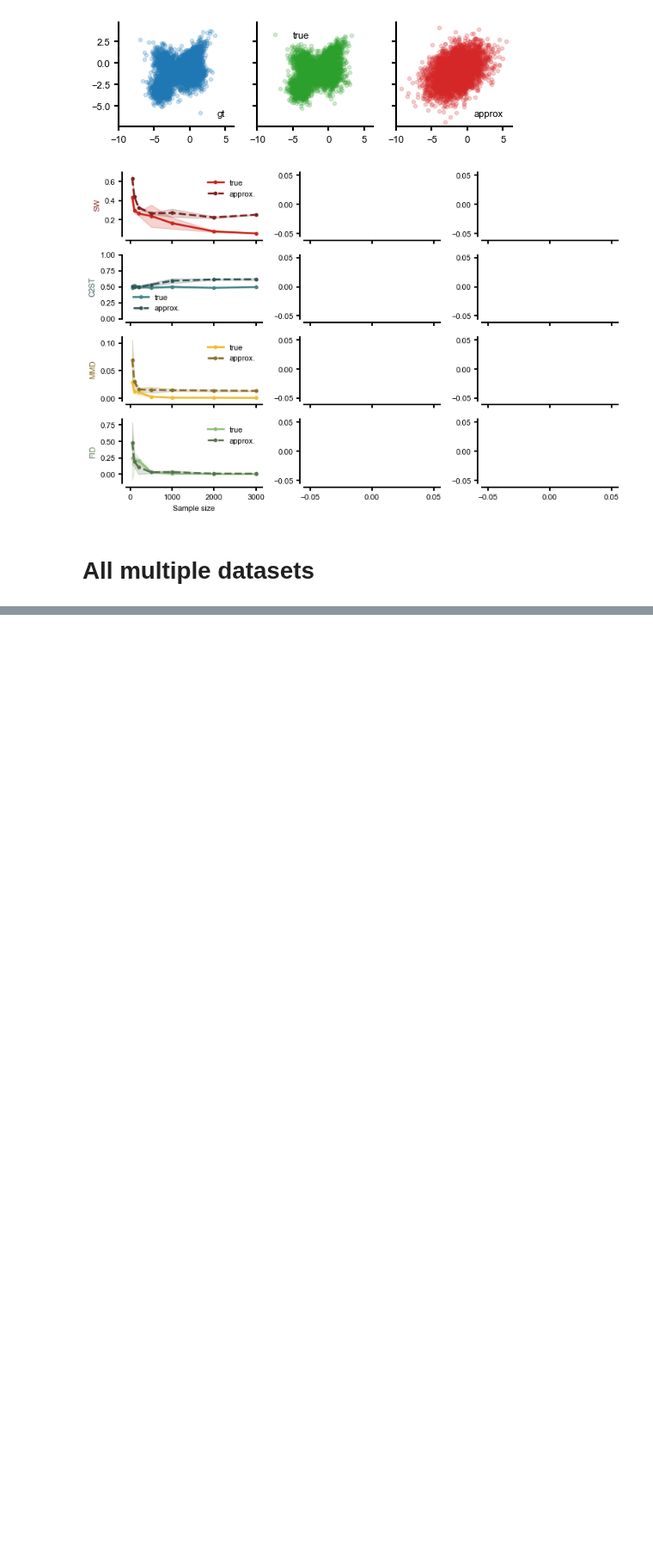
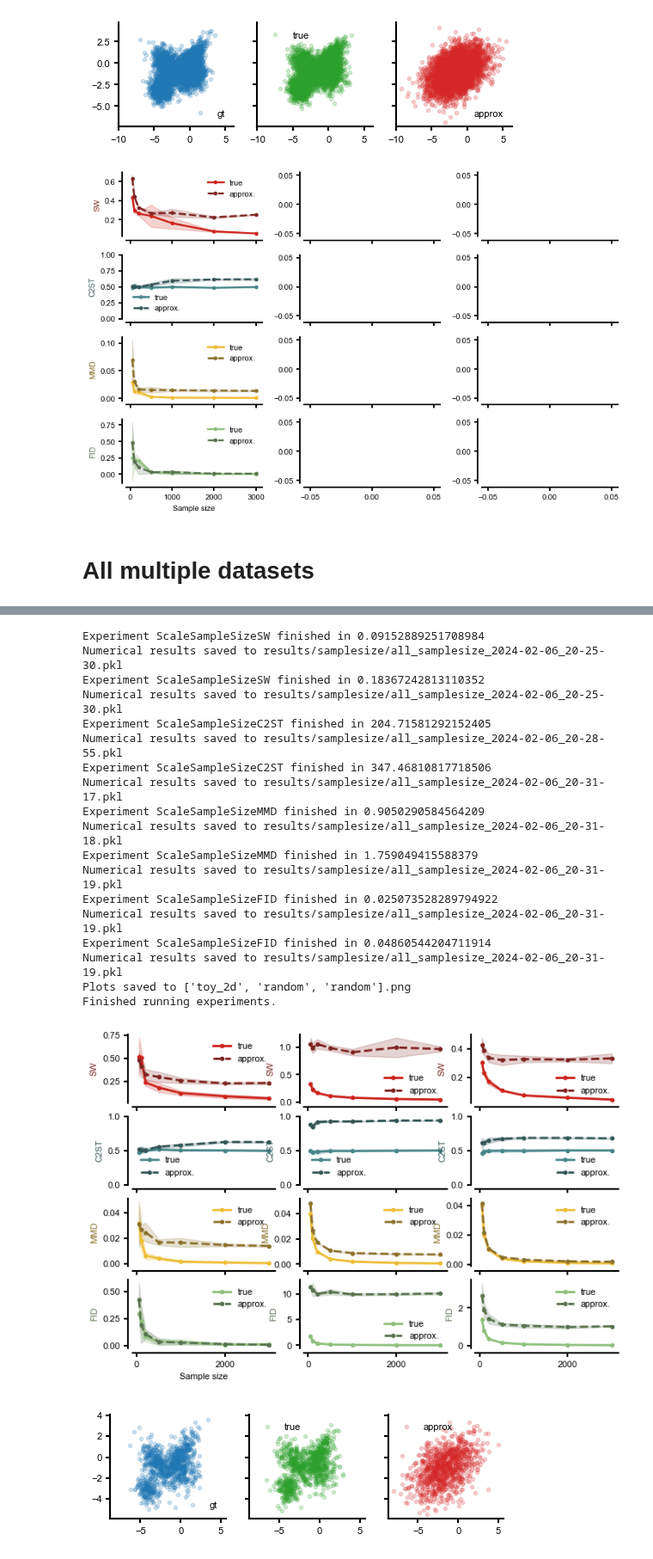
Before and after one commit to mackelab/labproject, a Jupyter notebook: docs/notebooks/sample_size_auguste.ipynb, the cells around one changed output, grey strips where cells are left out. Shown at 86% size. Saved outputs shown, nothing was run; the diff lists cells and outputs as text; code cells hidden in the pictures; blank space fills up the shorter version.

Commit message:
loop over datasets

```diff
--- a/docs/notebooks/sample_size_auguste.ipynb
+++ b/docs/notebooks/sample_size_auguste.ipynb
@@ -241,7 +241,7 @@ for ax in axes.flatten():
     ax.locator_params(nbins=3)
 
 sample_sizes=[50, 100, 200, 500, 1000, 2000, 3000]
-sample_sizes=[50, 100, 200,3000]
+#sample_sizes=[50, 100, 200,3000]
 
 
 for dd, ds in enumerate(cfg.data):
@@ -301,20 +301,21 @@ for dd, ds in enumerate(cfg.data):
             ax.set_ylabel(mapping[exp_name])
             ax.set_xlabel('')
             if mapping[exp_name]  == 'C2ST':
-                ax.set_ylim([0,1])
+                ax.set_ylim([0.5,1])
+                ax.set_ylim([0.45,1])
 
         ax.legend()
 
 axes[-1,0].set_xlabel('Sample size')
-plt.tight_layout()
+axes[-1,1].set_xlabel('Sample size')
+axes[-1,2].set_xlabel('Sample size')
+
+fig.tight_layout()
 print(f"Plots saved to {cfg.data}.png")
-fig.savefig(f"plots/{cfg.data}.png", dpi=300)
-fig.savefig(f"plots/{cfg.data}.pdf", dpi=300)
+fig.savefig(f"plots/metric_comparison_sample_size_{cfg.data}.png", dpi=300)
+fig.savefig(f"plots/metric_comparison_sample_size_{cfg.data}.pdf", dpi=300)
 
 print("Finished running experiments.")
-
-    # dataset_inter = MultivariateNormal(torch.mean(dataset_gt, axis=0).T,
-    #                                 torch.cov(dataset_gt.T)).sample((n_samples,))
 # %% [output]
 Running experiments...
 Seed: 0
@@ -335,0 +359,20 @@ Numerical results saved to results/samplesize/all_samplesize_2024-02-06_20-07-47
+Experiment ScaleSampleSizeSW finished in 0.09152889251708984
+Numerical results saved to results/samplesize/all_samplesize_2024-02-06_20-25-30.pkl
+Experiment ScaleSampleSizeSW finished in 0.18367242813110352
+Numerical results saved to results/samplesize/all_samplesize_2024-02-06_20-25-30.pkl
+Experiment ScaleSampleSizeC2ST finished in 204.71581292152405
+Numerical results saved to results/samplesize/all_samplesize_2024-02-06_20-28-55.pkl
+Experiment ScaleSampleSizeC2ST finished in 347.46810817718506
+Numerical results saved to results/samplesize/all_samplesize_2024-02-06_20-31-17.pkl
+Experiment ScaleSampleSizeMMD finished in 0.9050290584564209
+Numerical results saved to results/samplesize/all_samplesize_2024-02-06_20-31-18.pkl
+Experiment ScaleSampleSizeMMD finished in 1.759049415588379
+Numerical results saved to results/samplesize/all_samplesize_2024-02-06_20-31-19.pkl
+Experiment ScaleSampleSizeFID finished in 0.025073528289794922
+Numerical results saved to results/samplesize/all_samplesize_2024-02-06_20-31-19.pkl
+Experiment ScaleSampleSizeFID finished in 0.04860544204711914
+Numerical results saved to results/samplesize/all_samplesize_2024-02-06_20-31-19.pkl
+Plots saved to ['toy_2d', 'random', 'random'].png
+Finished running experiments.
+[figure, added]
+[figure, added]
```
Also changed, not shown: parts of 5 cells of this notebook.
